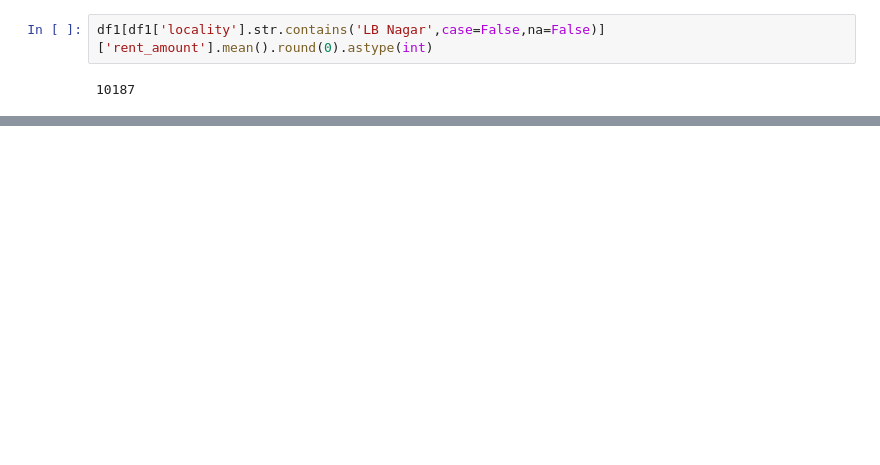
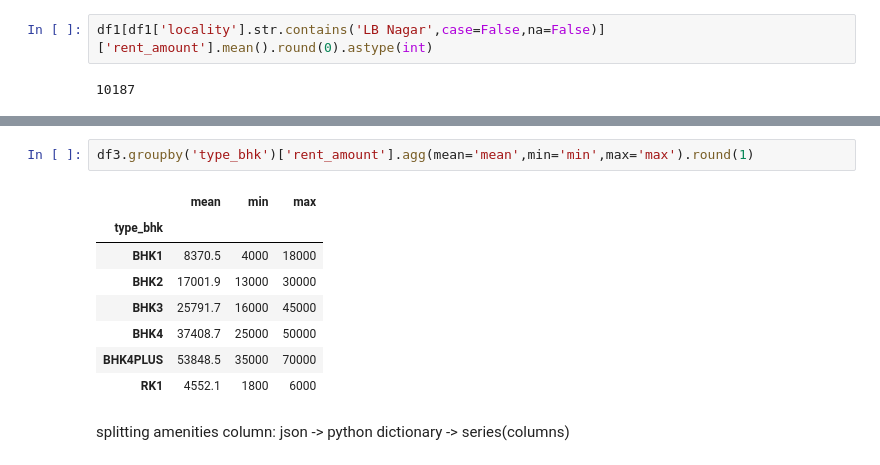
Before and after one commit to Srikant-Pal/No_broker_Analysis, a Jupyter notebook: Nobroker_Analytics.ipynb, the cells around one changed output, grey strips where cells are left out. Saved outputs shown, nothing was run; the diff lists cells and outputs as text; blank space fills up the shorter version.

```diff
--- a/Nobroker_Analytics.ipynb
+++ b/Nobroker_Analytics.ipynb
@@ -258,0 +186,13 @@ df2.groupby('type_bhk')['rent_amount'].agg(mean='mean',min='min',max='max')
+# %%
+df3.groupby('type_bhk')['rent_amount'].agg(mean='mean',min='min',max='max').round(1)
+# %% [output]
+|  | mean | min | max |
+| type_bhk |  |  |  |
+| BHK1 | 8370.5 | 4000 | 18000 |
+| BHK2 | 17001.9 | 13000 | 30000 |
+| BHK3 | 25791.7 | 16000 | 45000 |
+| BHK4 | 37408.7 | 25000 | 50000 |
+| BHK4PLUS | 53848.5 | 35000 | 70000 |
+| RK1 | 4552.1 | 1800 | 6000 |
+# %% [markdown]
+splitting amenities column: json -> python dictionary -> series(columns)
```
Also changed, not shown: parts of 17 cells of this notebook.
